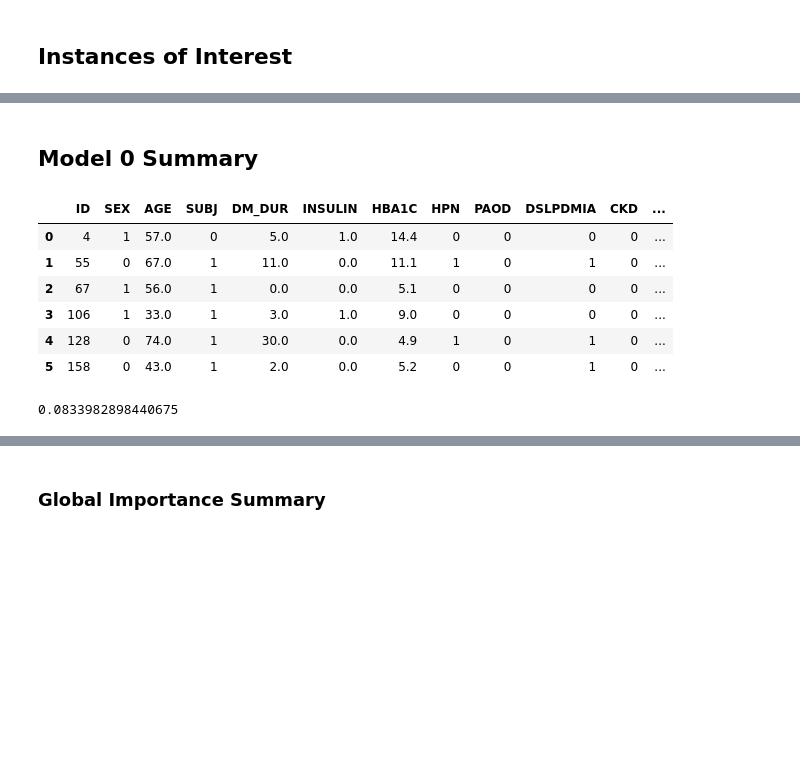
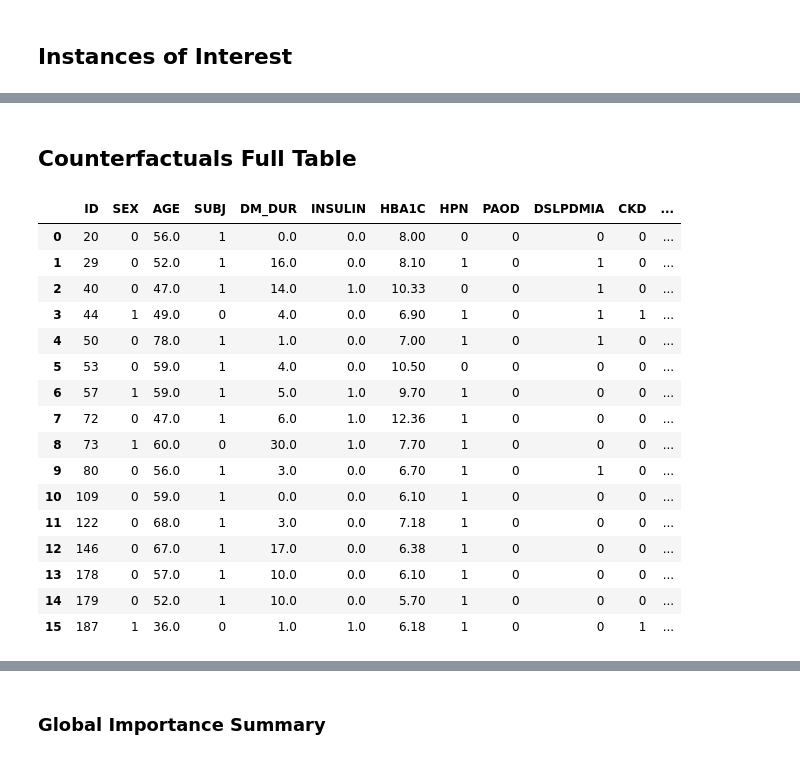
Before and after one commit to acbriza/dpn2026, a Jupyter notebook: module/cfreports.ipynb, the cells around one changed output, grey strips where cells are left out. Saved outputs shown, nothing was run; the diff lists cells and outputs as text; code cells hidden in the pictures; blank space fills up the shorter version.

```diff
--- a/module/cfreports.ipynb
+++ b/module/cfreports.ipynb
@@ -31,7 +28,7 @@ The autoreload extension is already loaded. To reload it, use:
 ## Read Counterfactuals Config File
 # %%
 config_path = Path(r'experiments')
-config_filename =  "bin_cf_final_auprc_f125.yml"
+config_filename =  "bin_cf_final__nosudoneuromsi__model_wt_auc__opt_auprc_f1.yml"
 config_dict = ymlconfig.load_config(config_path / config_filename)
 config = ymlconfig.dict_to_namespace(config_dict)
 config_dict
@@ -56,7 +53,7 @@ config_dict
 # %% [markdown]
 ## Set Directories
 # %%
-nsplits = 3
+nsplits = 4
 
 outputdir = config_path /  config.experiment.classification_type /  config.experiment.stage / config.model.code / config.experiment.tag
 assert outputdir.is_dir()
@@ -211,20 +123,26 @@ ioi_df
-# %% [markdown]
-## Model 0 Summary
+# %% [markdown]
+## Counterfactuals Full Table
 # %%
-midx = 0
+midx = 1
 ioi_filename = f'{config.model.code}_split{midx}_instances_of_interest.csv'
 ioi_df = pd.read_csv(split_output_dirs[midx] / ioi_filename)
 ioi_df = ioi_df.rename(columns={'Unnamed: 0':'ID'})
 ioi_df
 # %% [output]
 |  | ID | SEX | AGE | SUBJ | DM_DUR | INSULIN | HBA1C | HPN | PAOD | DSLPDMIA | CKD | ... |
-| 0 | 4 | 1 | 57.0 | 0 | 5.0 | 1.0 | 14.4 | 0 | 0 | 0 | 0 | ... |
-| 1 | 55 | 0 | 67.0 | 1 | 11.0 | 0.0 | 11.1 | 1 | 0 | 1 | 0 | ... |
-| 2 | 67 | 1 | 56.0 | 1 | 0.0 | 0.0 | 5.1 | 0 | 0 | 0 | 0 | ... |
-| 3 | 106 | 1 | 33.0 | 1 | 3.0 | 1.0 | 9.0 | 0 | 0 | 0 | 0 | ... |
-| 4 | 128 | 0 | 74.0 | 1 | 30.0 | 0.0 | 4.9 | 1 | 0 | 1 | 0 | ... |
-| 5 | 158 | 0 | 43.0 | 1 | 2.0 | 0.0 | 5.2 | 0 | 0 | 1 | 0 | ... |
+| 0 | 20 | 0 | 56.0 | 1 | 0.0 | 0.0 | 8.00 | 0 | 0 | 0 | 0 | ... |
+| 1 | 29 | 0 | 52.0 | 1 | 16.0 | 0.0 | 8.10 | 1 | 0 | 1 | 0 | ... |
+| 2 | 40 | 0 | 47.0 | 1 | 14.0 | 1.0 | 10.33 | 0 | 0 | 1 | 0 | ... |
+| 3 | 44 | 1 | 49.0 | 0 | 4.0 | 0.0 | 6.90 | 1 | 0 | 1 | 1 | ... |
+| 4 | 50 | 0 | 78.0 | 1 | 1.0 | 0.0 | 7.00 | 1 | 0 | 1 | 0 | ... |
+| 5 | 53 | 0 | 59.0 | 1 | 4.0 | 0.0 | 10.50 | 0 | 0 | 0 | 0 | ... |
+| 6 | 57 | 1 | 59.0 | 1 | 5.0 | 1.0 | 9.70 | 1 | 0 | 0 | 0 | ... |
+| 7 | 72 | 0 | 47.0 | 1 | 6.0 | 1.0 | 12.36 | 1 | 0 | 0 | 0 | ... |
+| 8 | 73 | 1 | 60.0 | 0 | 30.0 | 1.0 | 7.70 | 1 | 0 | 0 | 0 | ... |
+| 9 | 80 | 0 | 56.0 | 1 | 3.0 | 0.0 | 6.70 | 1 | 0 | 1 | 0 | ... |
+| 10 | 109 | 0 | 59.0 | 1 | 0.0 | 0.0 | 6.10 | 1 | 0 | 0 | 0 | ... |
+| 11 | 122 | 0 | 68.0 | 1 | 3.0 | 0.0 | 7.18 | 1 | 0 | 0 | 0 | ... |
+| 12 | 146 | 0 | 67.0 | 1 | 17.0 | 0.0 | 6.38 | 1 | 0 | 0 | 0 | ... |
+| 13 | 178 | 0 | 57.0 | 1 | 10.0 | 0.0 | 6.10 | 1 | 0 | 0 | 0 | ... |
+| 14 | 179 | 0 | 52.0 | 1 | 10.0 | 0.0 | 5.70 | 1 | 0 | 0 | 0 | ... |
+| 15 | 187 | 1 | 36.0 | 0 | 1.0 | 1.0 | 6.18 | 1 | 0 | 0 | 1 | ... |
-# %%
-ioi_df[ioi_df.ID==4].loc[0].margin
-# %% [output]
-0.0833982898440675
```
Also changed, not shown: parts of 44 cells of this notebook.
